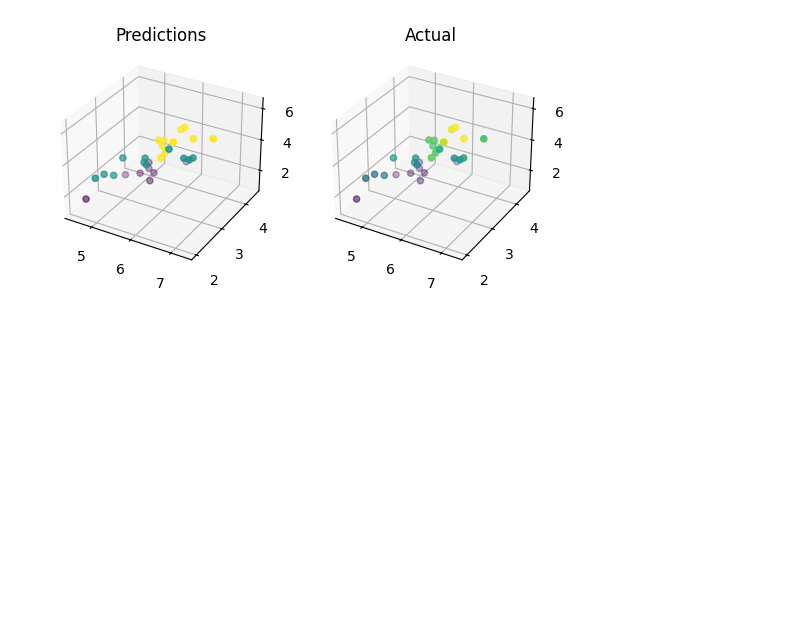
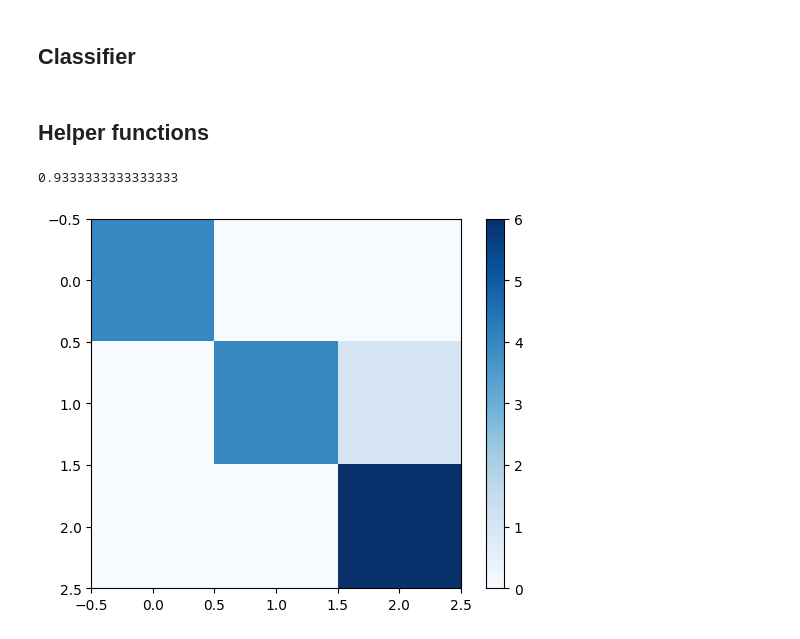
Before and after one commit to Kemo321/C-R, a Jupyter notebook: NBC/NBC.ipynb, the cells around one changed output. Cells and saved outputs as stored; diff of their text form; code cells hidden in the pictures; blank space fills up the shorter version.

```diff
--- a/NBC/NBC.ipynb
+++ b/NBC/NBC.ipynb
@@ -97,11 +3,19 @@ Accuracy: 93.33%
-# %%
-fig = plt.figure()
-ax1 = fig.add_subplot(121, projection='3d')
-ax1.scatter(test_data[:, 0], test_data[:, 1], test_data[:, 2], c=predictions)
-ax1.title.set_text('Predictions')
-ax2 = fig.add_subplot(122, projection='3d')
-ax2.scatter(test_data[:, 0], test_data[:, 1], test_data[:, 2], c=test_data[:, 3])
-ax2.title.set_text('Actual')
-plt.show()
-# %% [output]
-[figure, removed]
+# %%
+from collections import Counter
+import numpy as np
+from sklearn.datasets import load_iris
+from sklearn.model_selection import train_test_split
+import matplotlib.pyplot as plt
+import mathx
+
+
+
+iris = load_iris()
+
+x = iris.data
+y = iris.target
+
+
+x_train, x_test, y_train, y_test = train_test_split(x, y, test_size=0.1, random_state=123)
+# %% [markdown]
+##  Classifier
@@ -107,0 +98,27 @@ plt.show()
+# %% [markdown]
+##  Helper functions
+# %%
+def accuracy(y_true, y_pred):
+    return (y_true == y_pred).sum() / len(y_true)
+
+def confusion_matrix_display(y_true, y_pred, dimen):
+    cm_display = np.zeros((dimen, dimen))
+    for i in range(dimen):
+        for j in range(dimen):
+            cm_display[i, j] = np.sum((y_true == i) & (y_pred == j))
+    return cm_display
+
+def imshow_cm(cm):
+    plt.imshow(cm, interpolation='nearest', cmap=plt.cm.Blues)
+    plt.colorbar()
+    plt.show()
+
+nb = NaiveBayes()
+nb.build_classifier(nb.data_discretization(x_train, 4), y_train)
+y_pred = np.array([nb.predict(i) for i in nb.data_discretization(x_test, 4)])
+print(accuracy(y_test, y_pred))
+
+imshow_cm(confusion_matrix_display(y_test, y_pred, 3))
+# %% [output]
+0.9333333333333333
+[figure, added]
```
Also changed, not shown: parts of 16 cells of this notebook.
